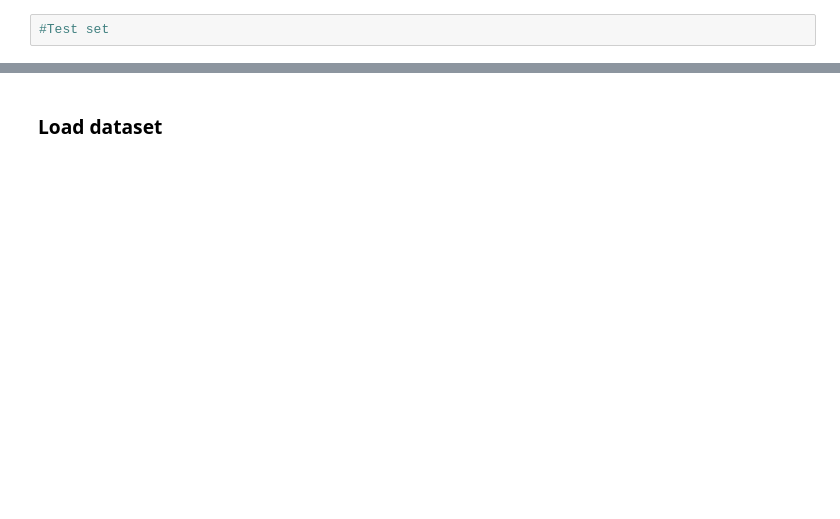
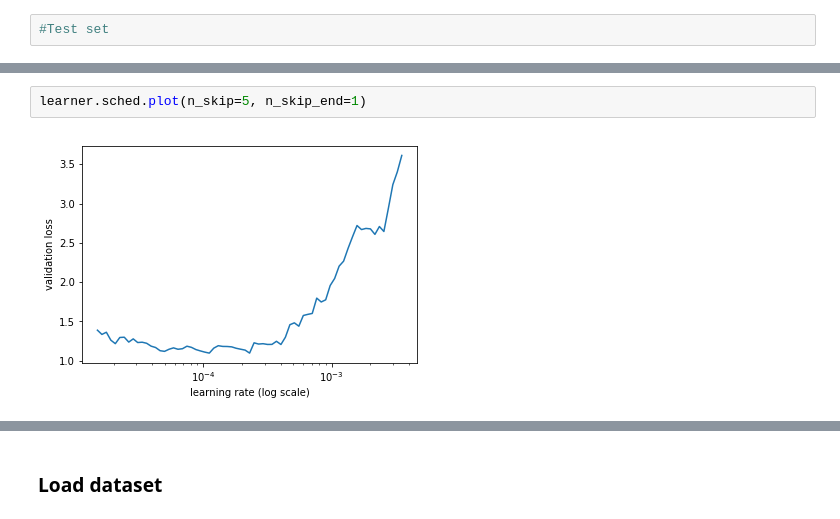
Before and after one commit to macsermkiat/PPMI, a Jupyter notebook: 3DSPECT_predict_Progress_AgeSex.ipynb, the cells around one changed output, grey strips where cells are left out. Cells and saved outputs as stored; diff of their text form; blank space fills up the shorter version.

```diff
--- a/3DSPECT_predict_Progress_AgeSex.ipynb
+++ b/3DSPECT_predict_Progress_AgeSex.ipynb
@@ -347,0 +509,4 @@ param_train.shape
+# %%
+learner.sched.plot(n_skip=5, n_skip_end=1)
+# %% [output]
+[figure, added]
```
Also changed, not shown: parts of 68 cells of this notebook, 9 other files.
